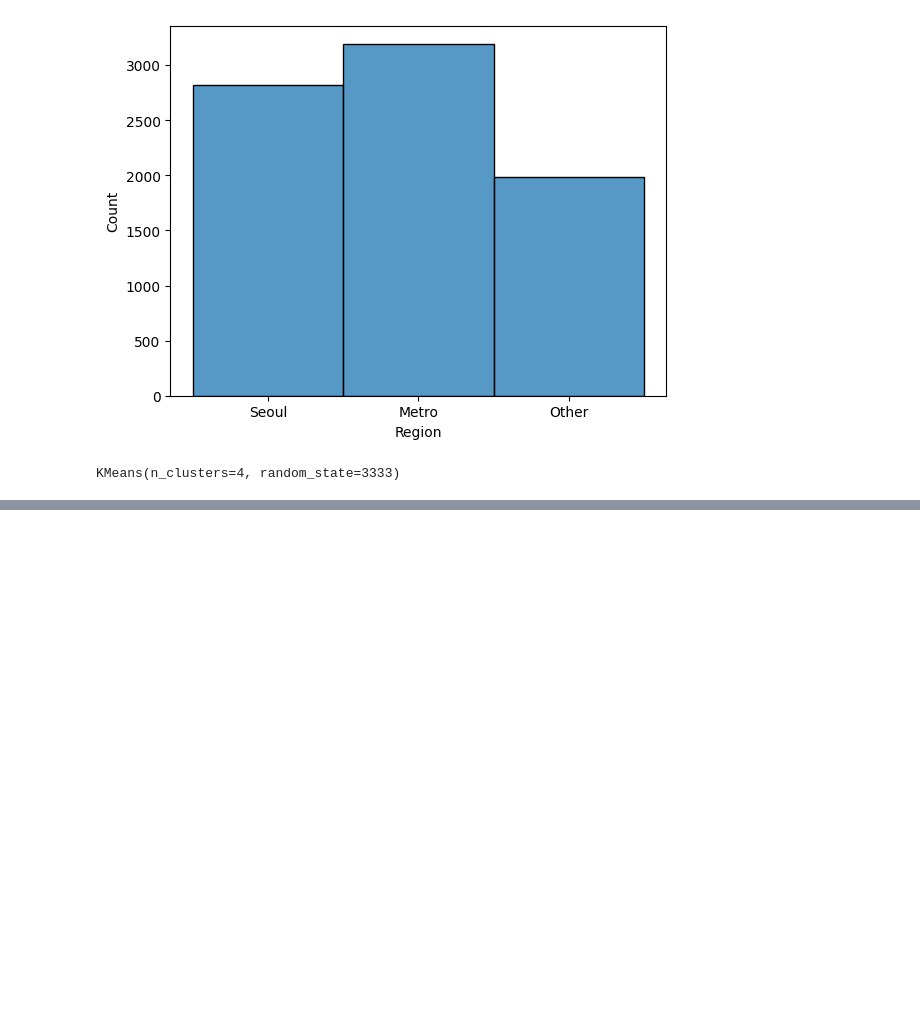
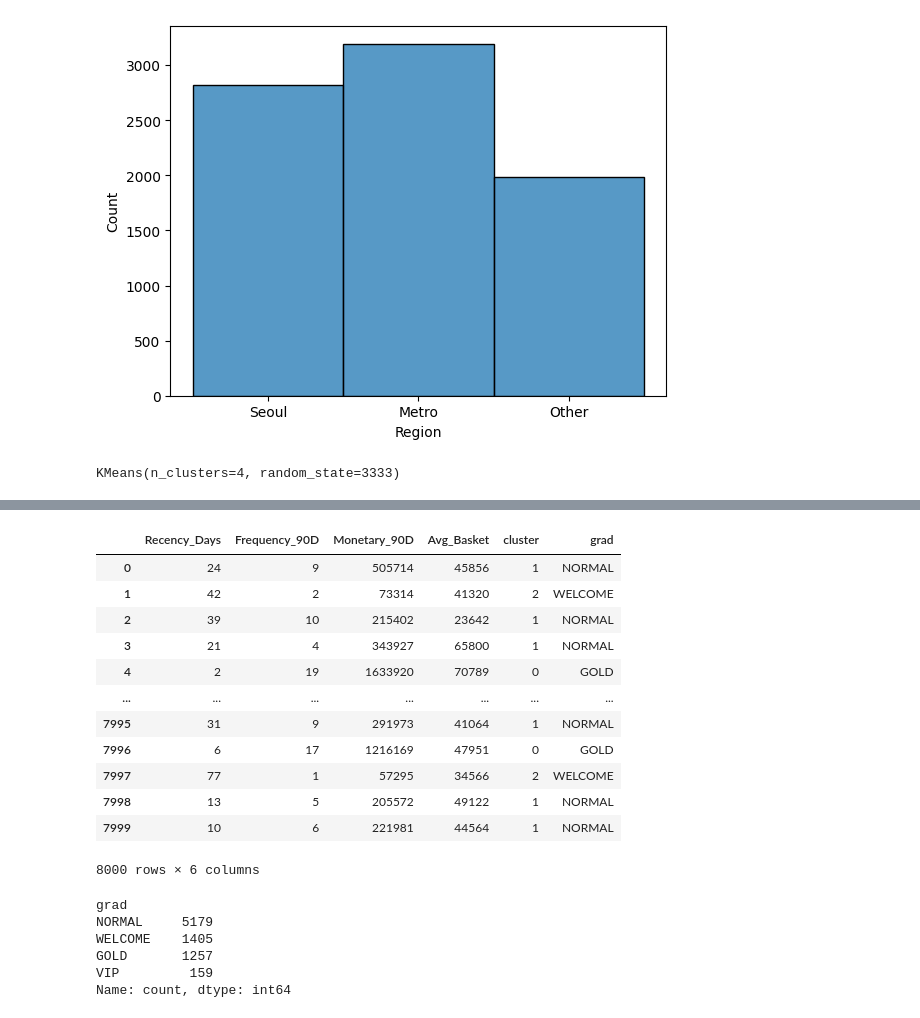
Before and after one commit to ejm102338-maker/prj_learn, a Jupyter notebook: 군집_이정미.ipynb, the cells around one changed output, grey strips where cells are left out. Drawn from its saved outputs; the diff is of its cells as text; code cells hidden in the pictures; blank space fills up the shorter version.

```diff
--- a/군집_이정미.ipynb
+++ b/군집_이정미.ipynb
@@ -114,0 +167,28 @@ plt.show()
+# %%
+grad_label = {3:"VIP",0:"GOLD",1:"NORMAL",2:"WELCOME"}
+df["grad"] = df["cluster"].map(grad_label)
+# %%
+df
+# %% [output]
+|  | Recency_Days | Frequency_90D | Monetary_90D | Avg_Basket | cluster | grad |
+| 0 | 24 | 9 | 505714 | 45856 | 1 | NORMAL |
+| 1 | 42 | 2 | 73314 | 41320 | 2 | WELCOME |
+| 2 | 39 | 10 | 215402 | 23642 | 1 | NORMAL |
+| 3 | 21 | 4 | 343927 | 65800 | 1 | NORMAL |
+| 4 | 2 | 19 | 1633920 | 70789 | 0 | GOLD |
+| ... | ... | ... | ... | ... | ... | ... |
+| 7995 | 31 | 9 | 291973 | 41064 | 1 | NORMAL |
+| 7996 | 6 | 17 | 1216169 | 47951 | 0 | GOLD |
+| 7997 | 77 | 1 | 57295 | 34566 | 2 | WELCOME |
+| 7998 | 13 | 5 | 205572 | 49122 | 1 | NORMAL |
+| 7999 | 10 | 6 | 221981 | 44564 | 1 | NORMAL |
+8000 rows × 6 columns
+# %%
+df["grad"].value_counts()
+# %% [output]
+grad
+NORMAL     5179
+WELCOME    1405
+GOLD       1257
+VIP         159
+Name: count, dtype: int64
```
Also changed, not shown: parts of 15 cells of this notebook, 4 other files.
